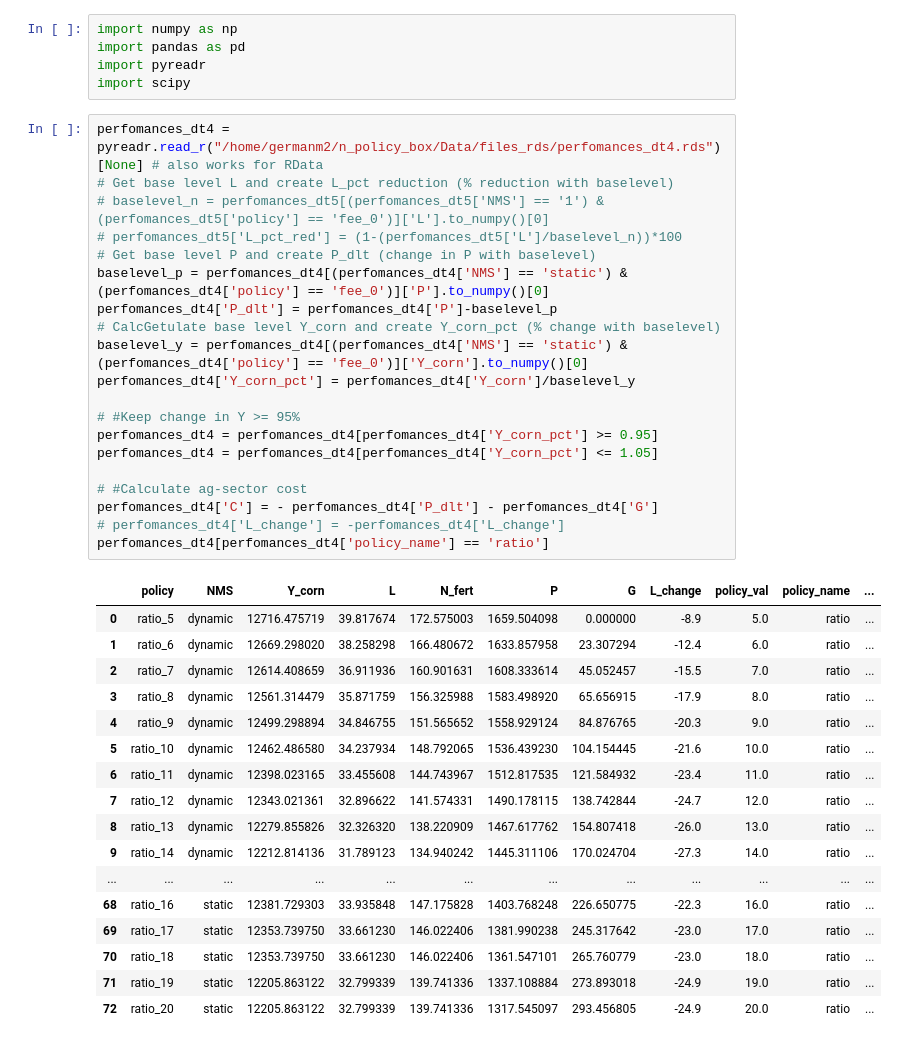
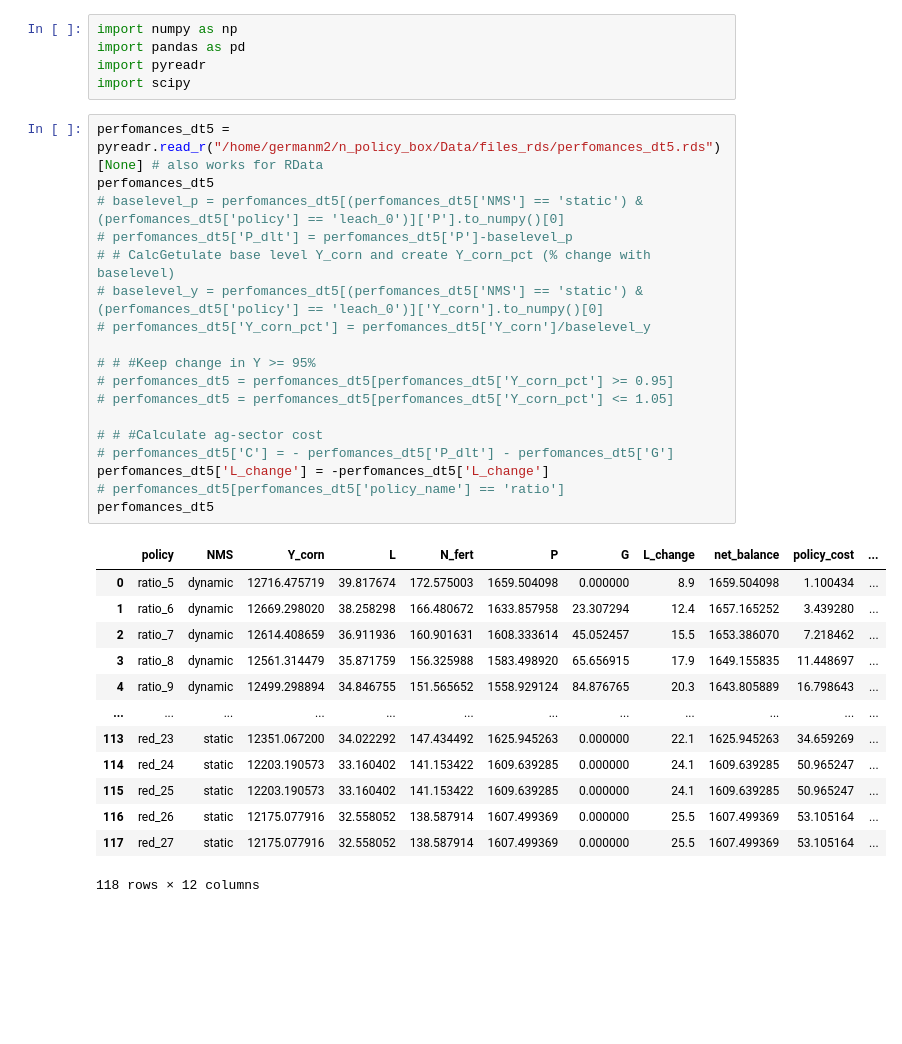
Before and after one commit to germanmandrini/n_policy, a Jupyter notebook: Codes/5e_L_reduction_cost.ipynb, the cells around one changed output. Drawn from its saved outputs; the diff is of its cells as text; blank space fills up the shorter version.

```diff
--- a/Codes/5e_L_reduction_cost.ipynb
+++ b/Codes/5e_L_reduction_cost.ipynb
@@ -4,40 +4,34 @@ import pandas as pd
 import pyreadr
 import scipy
 # %%
-perfomances_dt4 = pyreadr.read_r("/home/germanm2/n_policy_box/Data/files_rds/perfomances_dt4.rds")[None] # also works for RData
-# Get base level L and create L_pct reduction (% reduction with baselevel)
-# baselevel_n = perfomances_dt5[(perfomances_dt5['NMS'] == '1') & (perfomances_dt5['policy'] == 'fee_0')]['L'].to_numpy()[0]
-# perfomances_dt5['L_pct_red'] = (1-(perfomances_dt5['L']/baselevel_n))*100
-# Get base level P and create P_dlt (change in P with baselevel)
-baselevel_p = perfomances_dt4[(perfomances_dt4['NMS'] == 'static') & (perfomances_dt4['policy'] == 'fee_0')]['P'].to_numpy()[0]
-perfomances_dt4['P_dlt'] = perfomances_dt4['P']-baselevel_p
-# CalcGetulate base level Y_corn and create Y_corn_pct (% change with baselevel)
-baselevel_y = perfomances_dt4[(perfomances_dt4['NMS'] == 'static') & (perfomances_dt4['policy'] == 'fee_0')]['Y_corn'].to_numpy()[0]
-perfomances_dt4['Y_corn_pct'] = perfomances_dt4['Y_corn']/baselevel_y
+perfomances_dt5 = pyreadr.read_r("/home/germanm2/n_policy_box/Data/files_rds/perfomances_dt5.rds")[None] # also works for RData
+perfomances_dt5
+# baselevel_p = perfomances_dt5[(perfomances_dt5['NMS'] == 'static') & (perfomances_dt5['policy'] == 'leach_0')]['P'].to_numpy()[0]
+# perfomances_dt5['P_dlt'] = perfomances_dt5['P']-baselevel_p
+# # CalcGetulate base level Y_corn and create Y_corn_pct (% change with baselevel)
+# baselevel_y = perfomances_dt5[(perfomances_dt5['NMS'] == 'static') & (perfomances_dt5['policy'] == 'leach_0')]['Y_corn'].to_numpy()[0]
+# perfomances_dt5['Y_corn_pct'] = perfomances_dt5['Y_corn']/baselevel_y
 
-# #Keep change in Y >= 95%
-perfomances_dt4 = perfomances_dt4[perfomances_dt4['Y_corn_pct'] >= 0.95]
-perfomances_dt4 = perfomances_dt4[perfomances_dt4['Y_corn_pct'] <= 1.05]
+# # #Keep change in Y >= 95%
+# perfomances_dt5 = perfomances_dt5[perfomances_dt5['Y_corn_pct'] >= 0.95]
+# perfomances_dt5 = perfomances_dt5[perfomances_dt5['Y_corn_pct'] <= 1.05]
 
-# #Calculate ag-sector cost
-perfomances_dt4['C'] = - perfomances_dt4['P_dlt'] - perfomances_dt4['G']
-# perfomances_dt4['L_change'] = -perfomances_dt4['L_change']
-perfomances_dt4[perfomances_dt4['policy_name'] == 'ratio']
+# # #Calculate ag-sector cost
+# perfomances_dt5['C'] = - perfomances_dt5['P_dlt'] - perfomances_dt5['G']
+perfomances_dt5['L_change'] = -perfomances_dt5['L_change']
+# perfomances_dt5[perfomances_dt5['policy_name'] == 'ratio']
+perfomances_dt5
 # %% [output]
-|  | policy | NMS | Y_corn | L | N_fert | P | G | L_change | policy_val | policy_name | ... |
-| 0 | ratio_5 | dynamic | 12716.475719 | 39.817674 | 172.575003 | 1659.504098 | 0.000000 | -8.9 | 5.0 | ratio | ... |
-| 1 | ratio_6 | dynamic | 12669.298020 | 38.258298 | 166.480672 | 1633.857958 | 23.307294 | -12.4 | 6.0 | ratio | ... |
-| 2 | ratio_7 | dynamic | 12614.408659 | 36.911936 | 160.901631 | 1608.333614 | 45.052457 | -15.5 | 7.0 | ratio | ... |
-| 3 | ratio_8 | dynamic | 12561.314479 | 35.871759 | 156.325988 | 1583.498920 | 65.656915 | -17.9 | 8.0 | ratio | ... |
-| 4 | ratio_9 | dynamic | 12499.298894 | 34.846755 | 151.565652 | 1558.929124 | 84.876765 | -20.3 | 9.0 | ratio | ... |
-| 5 | ratio_10 | dynamic | 12462.486580 | 34.237934 | 148.792065 | 1536.439230 | 104.154445 | -21.6 | 10.0 | ratio | ... |
-| 6 | ratio_11 | dynamic | 12398.023165 | 33.455608 | 144.743967 | 1512.817535 | 121.584932 | -23.4 | 11.0 | ratio | ... |
-| 7 | ratio_12 | dynamic | 12343.021361 | 32.896622 | 141.574331 | 1490.178115 | 138.742844 | -24.7 | 12.0 | ratio | ... |
-| 8 | ratio_13 | dynamic | 12279.855826 | 32.326320 | 138.220909 | 1467.617762 | 154.807418 | -26.0 | 13.0 | ratio | ... |
-| 9 | ratio_14 | dynamic | 12212.814136 | 31.789123 | 134.940242 | 1445.311106 | 170.024704 | -27.3 | 14.0 | ratio | ... |
+|  | policy | NMS | Y_corn | L | N_fert | P | G | L_change | net_balance | policy_cost | ... |
+| 0 | ratio_5 | dynamic | 12716.475719 | 39.817674 | 172.575003 | 1659.504098 | 0.000000 | 8.9 | 1659.504098 | 1.100434 | ... |
+| 1 | ratio_6 | dynamic | 12669.298020 | 38.258298 | 166.480672 | 1633.857958 | 23.307294 | 12.4 | 1657.165252 | 3.439280 | ... |
+| 2 | ratio_7 | dynamic | 12614.408659 | 36.911936 | 160.901631 | 1608.333614 | 45.052457 | 15.5 | 1653.386070 | 7.218462 | ... |
+| 3 | ratio_8 | dynamic | 12561.314479 | 35.871759 | 156.325988 | 1583.498920 | 65.656915 | 17.9 | 1649.155835 | 11.448697 | ... |
+| 4 | ratio_9 | dynamic | 12499.298894 | 34.846755 | 151.565652 | 1558.929124 | 84.876765 | 20.3 | 1643.805889 | 16.798643 | ... |
 | ... | ... | ... | ... | ... | ... | ... | ... | ... | ... | ... | ... |
-| 68 | ratio_16 | static | 12381.729303 | 33.935848 | 147.175828 | 1403.768248 | 226.650775 | -22.3 | 16.0 | ratio | ... |
-| 69 | ratio_17 | static | 12353.739750 | 33.661230 | 146.022406 | 1381.990238 | 245.317642 | -23.0 | 17.0 | ratio | ... |
-| 70 | ratio_18 | static | 12353.739750 | 33.661230 | 146.022406 | 1361.547101 | 265.760779 | -23.0 | 18.0 | ratio | ... |
-| 71 | ratio_19 | static | 12205.863122 | 32.799339 | 139.741336 | 1337.108884 | 273.893018 | -24.9 | 19.0 | ratio | ... |
-| 72 | ratio_20 | static | 12205.863122 | 32.799339 | 139.741336 | 1317.545097 | 293.456805 | -24.9 | 20.0 | ratio | ... |
+| 113 | red_23 | static | 12351.067200 | 34.022292 | 147.434492 | 1625.945263 | 0.000000 | 22.1 | 1625.945263 | 34.659269 | ... |
+| 114 | red_24 | static | 12203.190573 | 33.160402 | 141.153422 | 1609.639285 | 0.000000 | 24.1 | 1609.639285 | 50.965247 | ... |
+| 115 | red_25 | static | 12203.190573 | 33.160402 | 141.153422 | 1609.639285 | 0.000000 | 24.1 | 1609.639285 | 50.965247 | ... |
+| 116 | red_26 | static | 12175.077916 | 32.558052 | 138.587914 | 1607.499369 | 0.000000 | 25.5 | 1607.499369 | 53.105164 | ... |
+| 117 | red_27 | static | 12175.077916 | 32.558052 | 138.587914 | 1607.499369 | 0.000000 | 25.5 | 1607.499369 | 53.105164 | ... |
+118 rows × 12 columns
```
Also changed, not shown: parts of 3 cells of this notebook, 5 other files.
